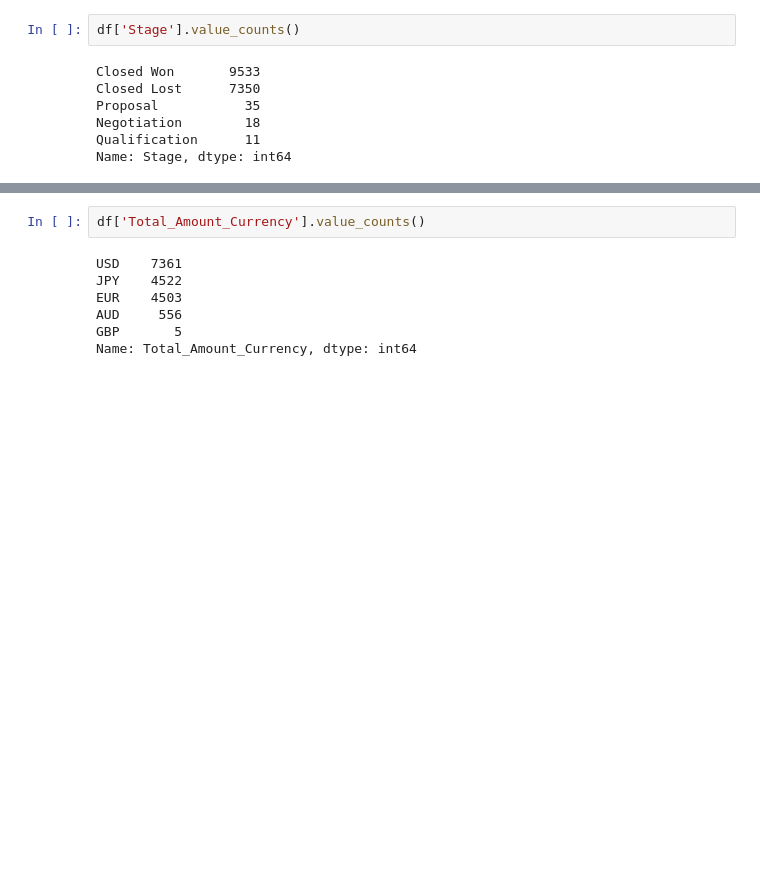
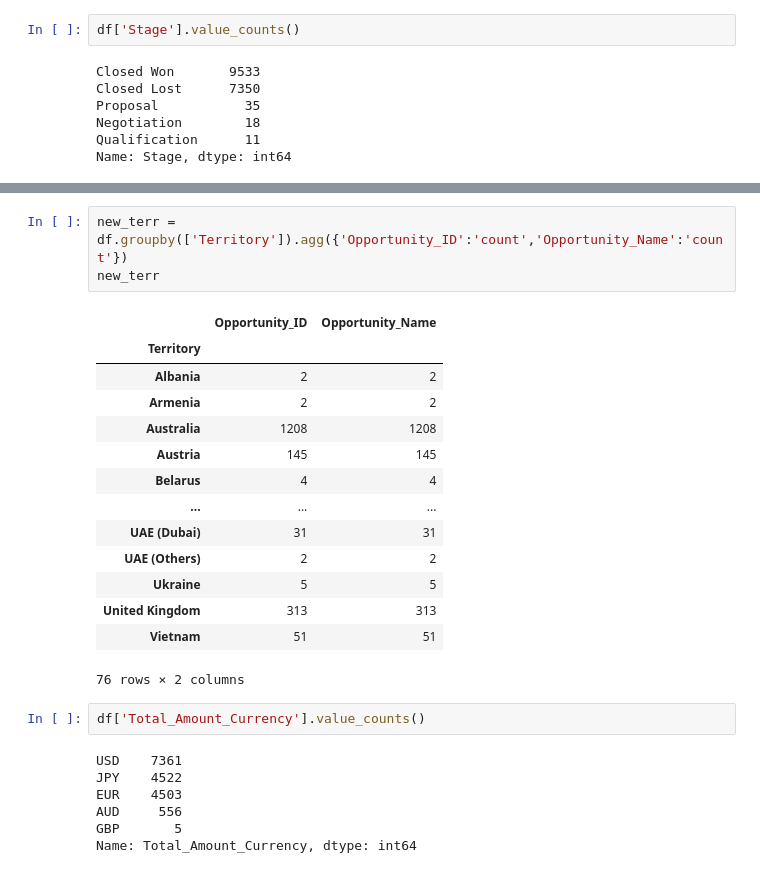
Before and after one commit to fede-alt/datos_2c2020_tp1, a Jupyter notebook: Pruebas/Pruebas_Art.ipynb, the cells around one changed output, grey strips where cells are left out. Drawn from its saved outputs; the diff is of its cells as text; blank space fills up the shorter version.

```diff
--- a/Pruebas/Pruebas_Art.ipynb
+++ b/Pruebas/Pruebas_Art.ipynb
@@ -329,3 +355,21 @@ df.head(10)
+# %%
+new_terr = df.groupby(['Territory']).agg({'Opportunity_ID':'count','Opportunity_Name':'count'})
+new_terr
+# %% [output]
+|  | Opportunity_ID | Opportunity_Name |
+| Territory |  |  |
+| Albania | 2 | 2 |
+| Armenia | 2 | 2 |
+| Australia | 1208 | 1208 |
+| Austria | 145 | 145 |
+| Belarus | 4 | 4 |
+| ... | ... | ... |
+| UAE (Dubai) | 31 | 31 |
+| UAE (Others) | 2 | 2 |
+| Ukraine | 5 | 5 |
+| United Kingdom | 313 | 313 |
+| Vietnam | 51 | 51 |
+76 rows × 2 columns
 # %%
 df['Total_Amount_Currency'].value_counts()
 # %% [output]
```
Also changed, not shown: parts of 6 cells of this notebook, 1 other file.
